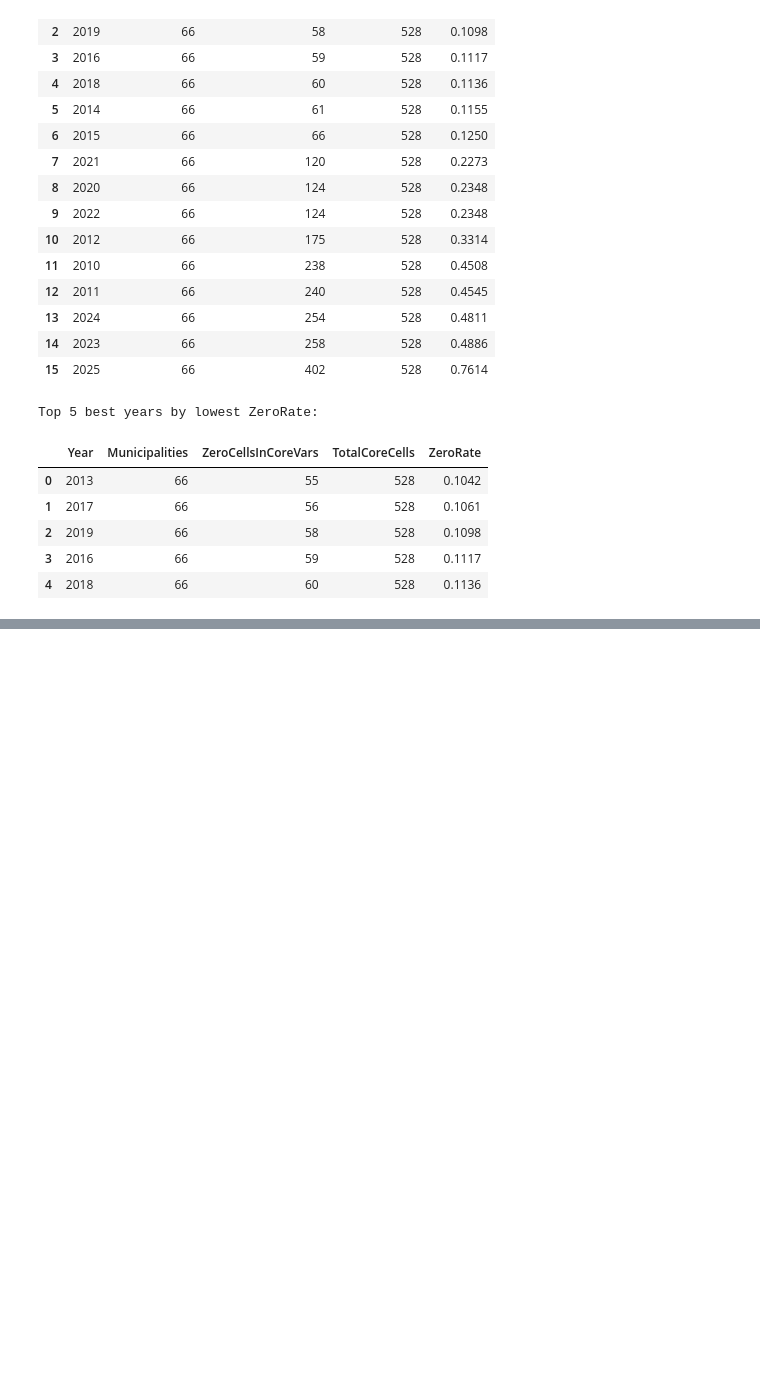
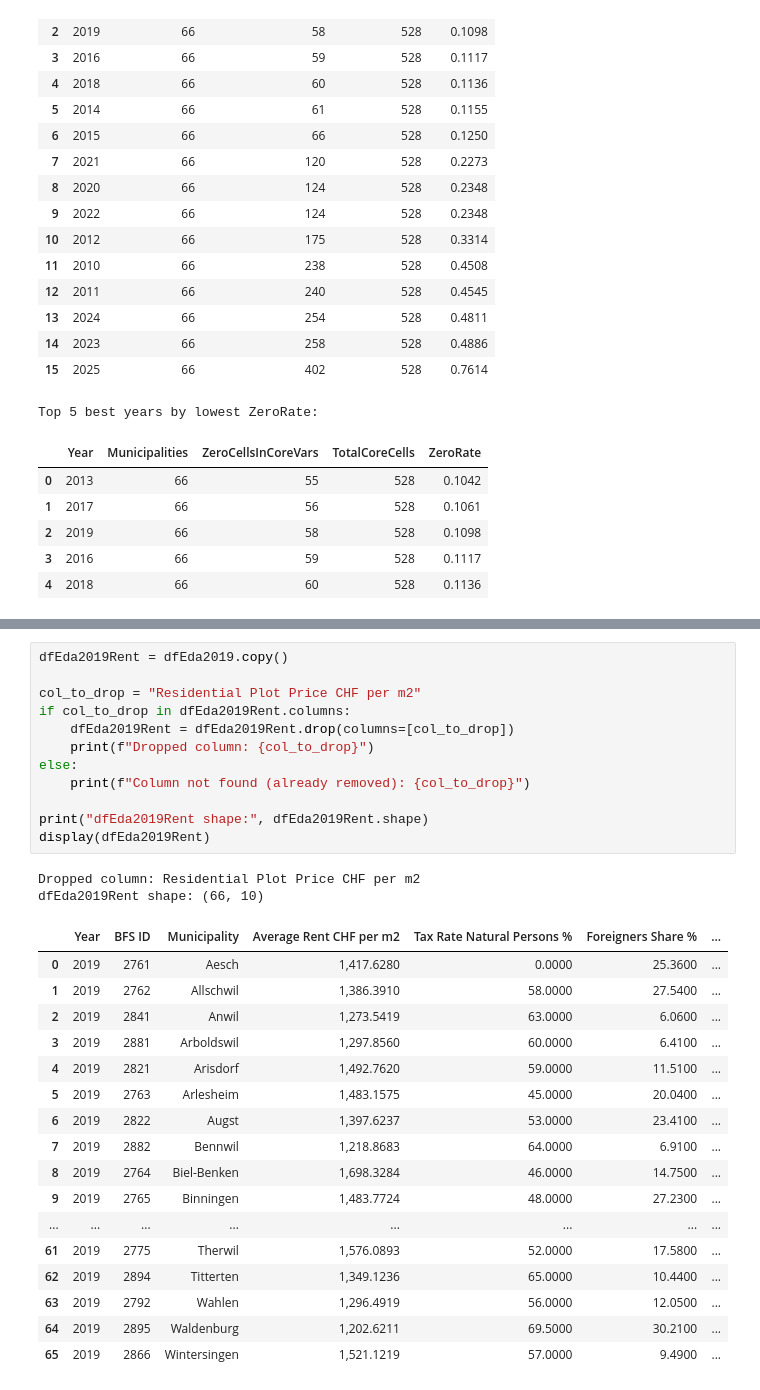
Before and after one commit to hamedamini-zhaw/ARM_Gruppe-5, a Jupyter notebook: 02 - Data Preparation/data_preparation_and_enrichment_bl.ipynb, the cells around one changed output, grey strips where cells are left out. Saved outputs shown, nothing was run; the diff lists cells and outputs as text; blank space fills up the shorter version.

```diff
--- a/02 - Data Preparation/data_preparation_and_enrichment_bl.ipynb
+++ b/02 - Data Preparation/data_preparation_and_enrichment_bl.ipynb
@@ -448,0 +559,32 @@ Top 5 best years by lowest ZeroRate:
+# %%
+dfEda2019Rent = dfEda2019.copy()
+
+col_to_drop = "Residential Plot Price CHF per m2"
+if col_to_drop in dfEda2019Rent.columns:
+    dfEda2019Rent = dfEda2019Rent.drop(columns=[col_to_drop])
+    print(f"Dropped column: {col_to_drop}")
+else:
+    print(f"Column not found (already removed): {col_to_drop}")
+
+print("dfEda2019Rent shape:", dfEda2019Rent.shape)
+display(dfEda2019Rent)
+# %% [output]
+Dropped column: Residential Plot Price CHF per m2
+dfEda2019Rent shape: (66, 10)
+|  | Year | BFS ID | Municipality | Average Rent CHF per m2 | Tax Rate Natural Persons % | Foreigners Share % | ... |
+| 0 | 2019 | 2761 | Aesch | 1,417.6280 | 0.0000 | 25.3600 | ... |
+| 1 | 2019 | 2762 | Allschwil | 1,386.3910 | 58.0000 | 27.5400 | ... |
+| 2 | 2019 | 2841 | Anwil | 1,273.5419 | 63.0000 | 6.0600 | ... |
+| 3 | 2019 | 2881 | Arboldswil | 1,297.8560 | 60.0000 | 6.4100 | ... |
+| 4 | 2019 | 2821 | Arisdorf | 1,492.7620 | 59.0000 | 11.5100 | ... |
+| 5 | 2019 | 2763 | Arlesheim | 1,483.1575 | 45.0000 | 20.0400 | ... |
+| 6 | 2019 | 2822 | Augst | 1,397.6237 | 53.0000 | 23.4100 | ... |
+| 7 | 2019 | 2882 | Bennwil | 1,218.8683 | 64.0000 | 6.9100 | ... |
+| 8 | 2019 | 2764 | Biel-Benken | 1,698.3284 | 46.0000 | 14.7500 | ... |
+| 9 | 2019 | 2765 | Binningen | 1,483.7724 | 48.0000 | 27.2300 | ... |
+| ... | ... | ... | ... | ... | ... | ... | ... |
+| 61 | 2019 | 2775 | Therwil | 1,576.0893 | 52.0000 | 17.5800 | ... |
+| 62 | 2019 | 2894 | Titterten | 1,349.1236 | 65.0000 | 10.4400 | ... |
+| 63 | 2019 | 2792 | Wahlen | 1,296.4919 | 56.0000 | 12.0500 | ... |
+| 64 | 2019 | 2895 | Waldenburg | 1,202.6211 | 69.5000 | 30.2100 | ... |
+| 65 | 2019 | 2866 | Wintersingen | 1,521.1219 | 57.0000 | 9.4900 | ... |
```
Also changed, not shown: parts of 12 cells of this notebook, 4 other files.
